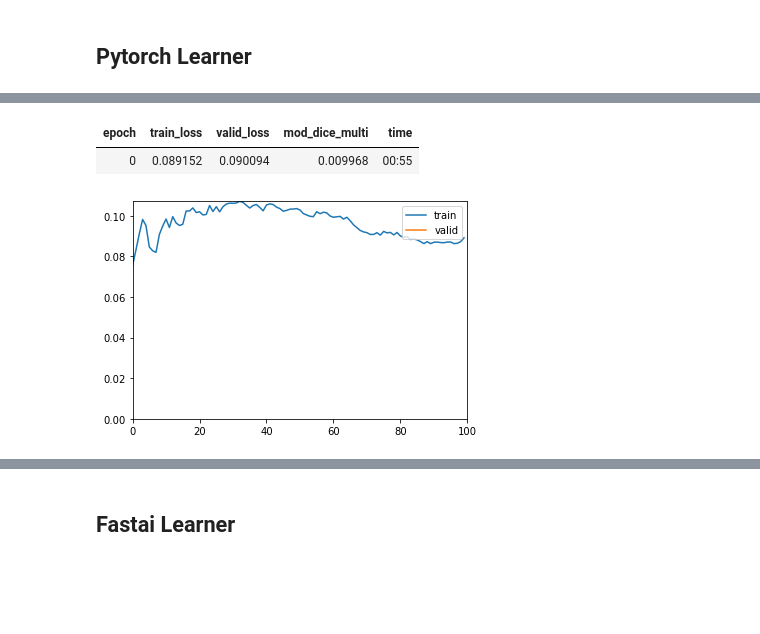
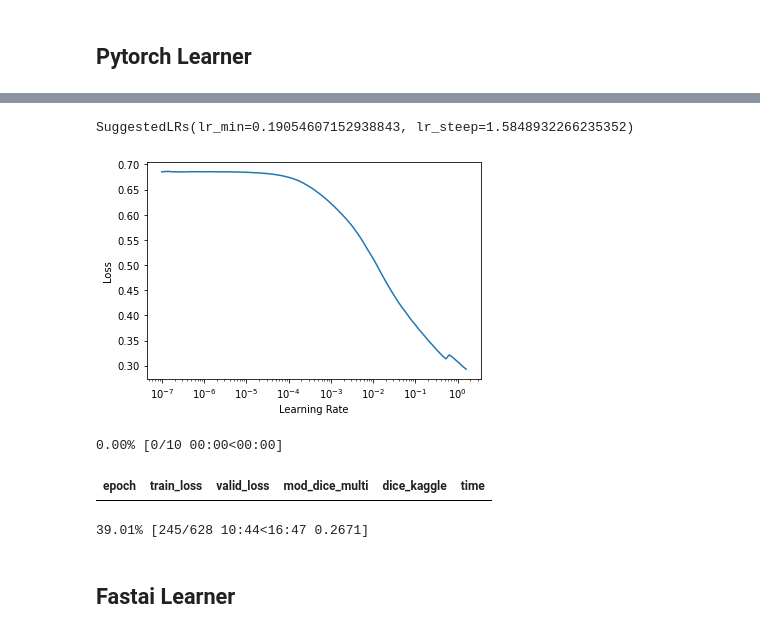
Before and after one commit to marcomatteo/steel_segmentation, a Jupyter notebook: nbs/_11_resnet18-UNET.ipynb, the cells around one changed output, grey strips where cells are left out. Saved outputs shown, nothing was run; the diff lists cells and outputs as text; code cells hidden in the pictures; blank space fills up the shorter version.

```diff
--- a/nbs/_11_resnet18-UNET.ipynb
+++ b/nbs/_11_resnet18-UNET.ipynb
@@ -82,5 +106,5 @@ arch = smp.Unet('resnet18', classes=4, activation=None)
 # %%
-def opt_func(params, **kwargs): return OptimWrapper(torch.optim.Adam(params, **kwargs))
+def opt_func(params, **kwargs): return OptimWrapper(params, torch.optim.Adam)
 # %%
 def splitter(m): return convert_params([[m.encoder], [m.decoder], [m.segmentation_head]])
 # %% [markdown]
@@ -88,9 +112,9 @@ First we train with `BCEWithLogitsLossFlat` and then fine-tune with `MultiClasse
 # %%
 learn = Learner(dls=dls,
                 model=arch,
-                loss_func=MultiClassesSoftBCEDiceLoss(),
-                metrics=[ModDiceMulti],
+                loss_func=BCEWithLogitsLossFlat(),
+                metrics=[ModDiceMulti, dice_kaggle],
                 splitter=splitter,
                 opt_func=opt_func,
                 model_dir=models_dir,
-                cbs=[CudaCallback(), ShowGraphCallback()])
+                cbs=[CudaCallback(), ShowGraphCallback()]).to_fp16()
@@ -109,6 +142,3 @@ learn.unfreeze()
-# %%
-learn.fit(1)
-# %% [output]
-| epoch | train_loss | valid_loss | mod_dice_multi | time |
-| 0 | 0.089152 | 0.090094 | 0.009968 | 00:55 |
-[figure, removed]
+# %%
+learn.lr_find()
+# %% [output]
@@ -114,0 +146,2 @@ learn.fit(1)
+SuggestedLRs(lr_min=0.19054607152938843, lr_steep=1.5848932266235352)
+[figure, added]
@@ -115,3 +155,9 @@ learn.fit(1)
+# %%
+learn.fit_one_cycle(10, lr_max=3e-3, cbs=fit_cbs)
+# %% [output]
+0.00% [0/10 00:00<00:00]
+| epoch | train_loss | valid_loss | mod_dice_multi | dice_kaggle | time |
+39.01% [245/628 10:44<16:47 0.2671]
 # %% [markdown]
 ## Fastai Learner
 # %%
```
Also changed, not shown: parts of 19 cells of this notebook, 5 other files.
